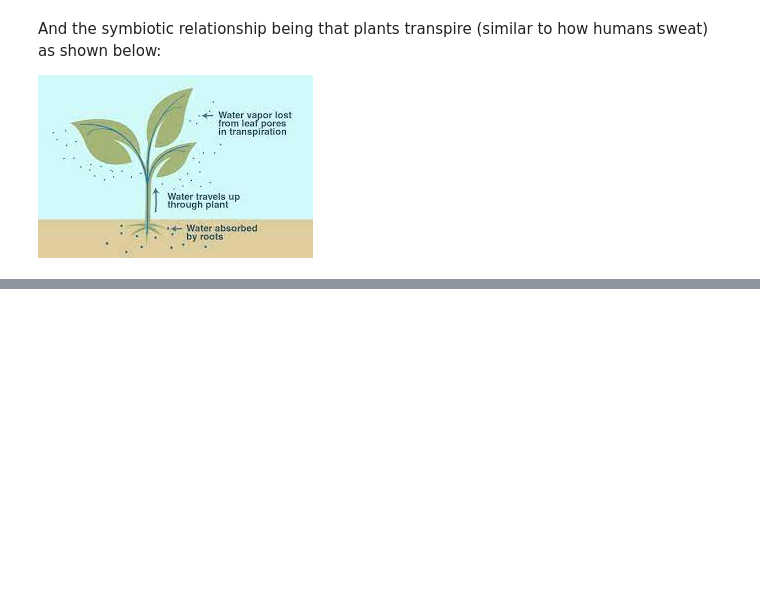
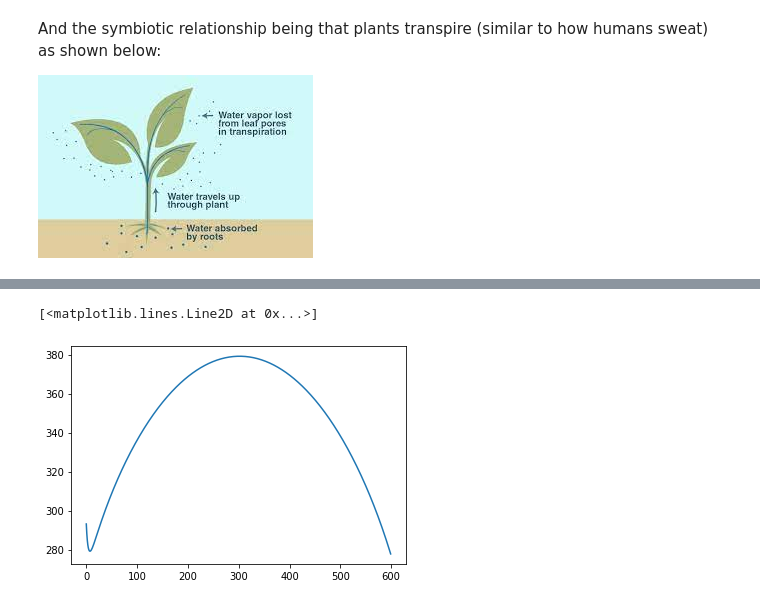
Before and after one commit to jesse3333/AgriVoltaics, a Jupyter notebook: AgriVoltaics.ipynb, the cells around one changed output, grey strips where cells are left out. Saved outputs shown, nothing was run; the diff lists cells and outputs as text; code cells hidden in the pictures; blank space fills up the shorter version.

```diff
--- a/AgriVoltaics.ipynb
+++ b/AgriVoltaics.ipynb
@@ -54,0 +85,31 @@ plt.plot(time,Q_dot_out)
+# %%
+# Next we'll assume that the panel only loses heat through radiative heat
+# transfer to the environment:
+def Q_rad_out(T_panel,T_sur):
+  Stefan_Boltzmann = 5.67*10**-8 #Watts/(m^2*K^4)
+  epsilon = 0.8 #assumed surface emmissivity
+  area = 1 #m^2, assuming surface area of 1 square meter
+  Q_rad_out = Stefan_Boltzmann*epsilon*area*(T_panel**4-T_sur**4)  # Watts
+  return(Q_rad_out)
+# %%
+# Now we assume that the panel starts the day at a temperature of 20C (293.15K)
+# when the sun rises and a thermal mass of 1000J/K. We now compare the heat
+# rates to see how the panel's temperature changes during the day:
+
+T_init = 293.15 # Kelvin
+panel_thermal_mass = 1000 #J/K
+
+T_panel = np.zeros(len(time)) #initialize panel temperature array
+T_panel[0] = T_init
+for i in range(len(time)-1):
+  Q_in = Q_dot_in(sun_power[i],T_panel[i]) #Watts in
+  Q_out = Q_rad_out(T_panel[i],T_amb[i]) # Watts out
+  dt = 60 #seconds
+  panel_dT = (Q_in-Q_out)*dt/panel_thermal_mass # (J/s*s)/(J/K) = J*K/J = K, panel temperature increase
+  T_panel[i+1]=T_panel[i]+panel_dT
+
+
+plt.plot(time,T_panel)
+# %% [output]
+[<matplotlib.lines.Line2D at 0x...>]
+[figure, added]
```
Also changed, not shown: parts of 9 cells of this notebook.
